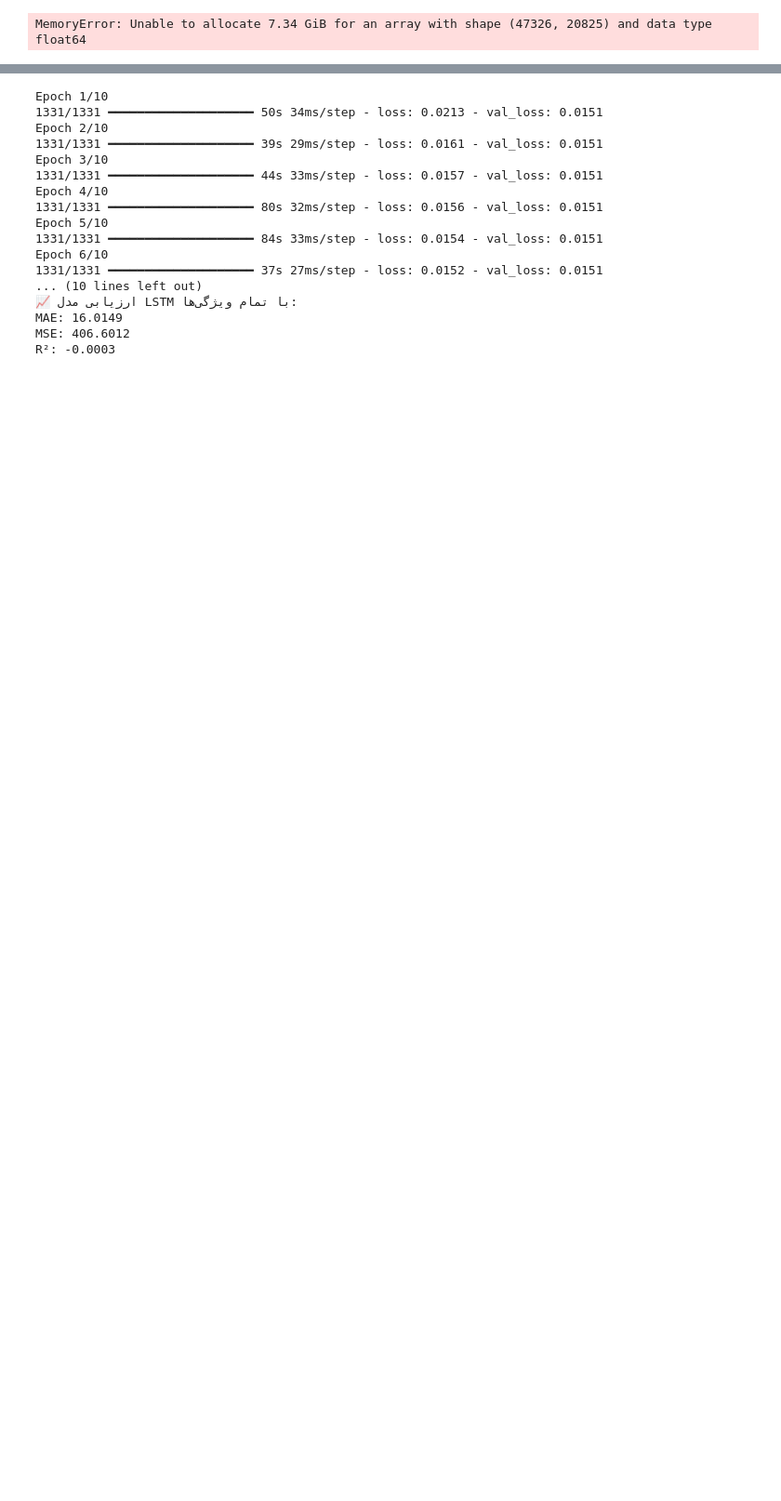
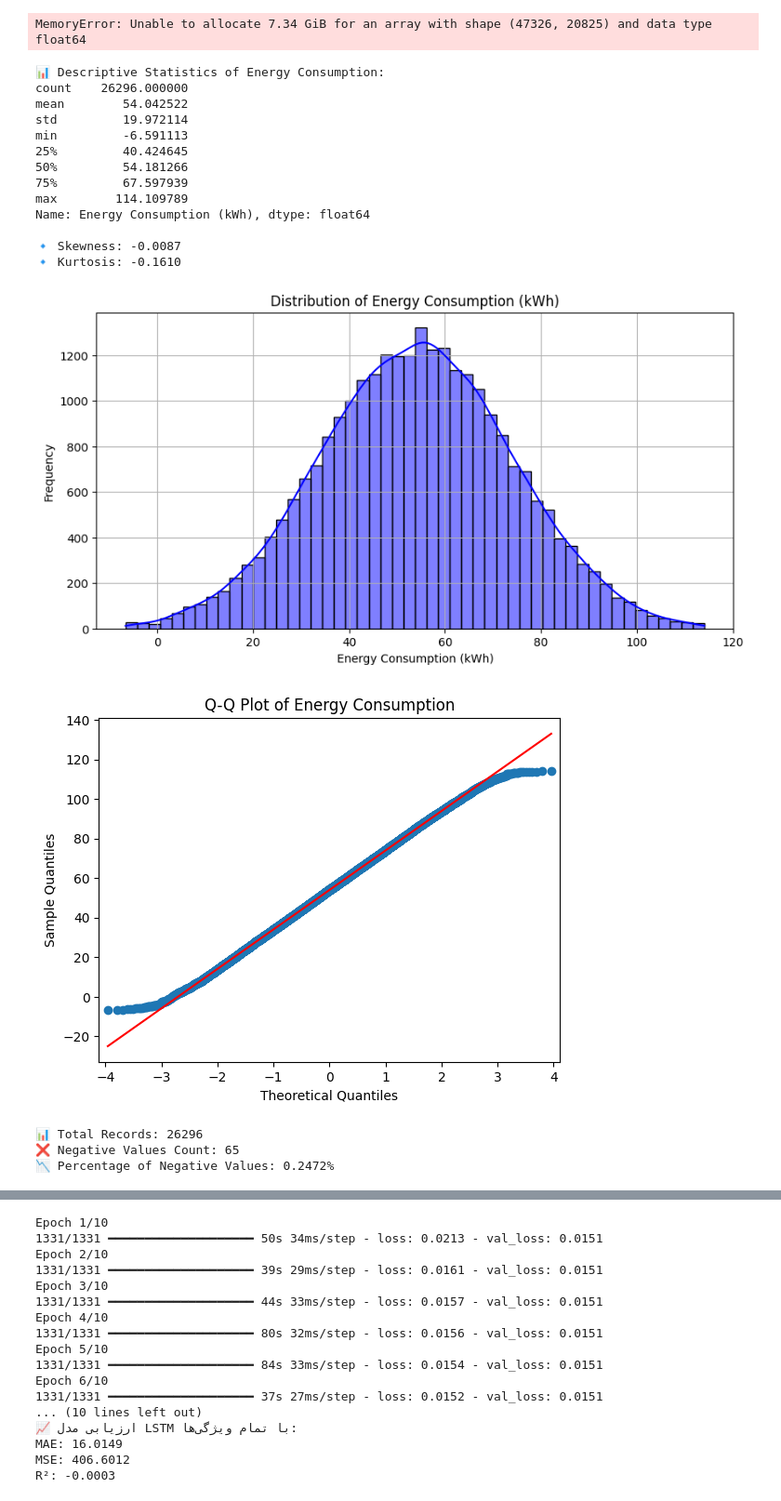
Before and after one commit to aminfeli/Energy-Consumption-in-Buildings, a Jupyter notebook: Algorithim/algorithmm.ipynb, the cells around one changed output, grey strips where cells are left out. Shown at 93% size. Cells and saved outputs as stored; diff of their text form; code cells hidden in the pictures; blank space fills up the shorter version.

```diff
--- a/Algorithim/algorithmm.ipynb
+++ b/Algorithim/algorithmm.ipynb
@@ -105,3 +105,75 @@ MSE: 412.2625
 R²: -0.0139
 [figure]
 MemoryError: Unable to allocate 7.34 GiB for an array with shape (47326, 20825) and data type float64
+# %%
+######################################Test for data skeweness
+###################################### Test for data skewness
+
+import seaborn as sns
+from scipy.stats import skew, kurtosis
+import matplotlib.pyplot as plt
+
+# ============================= Energy Consumption Column =============================
+energy = df['Energy Consumption (kWh)']
+
+# Descriptive Statistics
+print("📊 Descriptive Statistics of Energy Consumption:")
+print(energy.describe())
+
+# Skewness and Kurtosis
+skewness = skew(energy, nan_policy='omit')
+kurt = kurtosis(energy, nan_policy='omit')
+
+print(f"\n🔹 Skewness: {skewness:.4f}")
+print(f"🔹 Kurtosis: {kurt:.4f}")
+
+# Plot Histogram + KDE
+plt.figure(figsize=(10,5))
+sns.histplot(energy, bins=50, kde=True, color="blue")
+plt.title("Distribution of Energy Consumption (kWh)")
+plt.xlabel("Energy Consumption (kWh)")
+plt.ylabel("Frequency")
+plt.grid()
+plt.show()
+
+# Q-Q Plot for Normality Test
+import scipy.stats as stats
+import statsmodels.api as sm
+
+sm.qqplot(energy, line='s')
+plt.title("Q-Q Plot of Energy Consumption")
+plt.show()
+
+
+################################################### Percentage of Negative Values
+# Total records
+total_count = len(energy)
+
+# Count of negative values
+negative_count = (energy < 0).sum()
+
+# Percentage of negative values
+negative_percent = (negative_count / total_count) * 100
+
+print(f"📊 Total Records: {total_count}")
+print(f"❌ Negative Values Count: {negative_count}")
+print(f"📉 Percentage of Negative Values: {negative_percent:.4f}%")
+# %% [output]
+📊 Descriptive Statistics of Energy Consumption:
+count    26296.000000
+mean        54.042522
+std         19.972114
+min         -6.591113
+25%         40.424645
+50%         54.181266
+75%         67.597939
+max        114.109789
+Name: Energy Consumption (kWh), dtype: float64
+
+🔹 Skewness: -0.0087
+🔹 Kurtosis: -0.1610
+[figure, added]
+[figure, added]
+📊 Total Records: 26296
+❌ Negative Values Count: 65
+📉 Percentage of Negative Values: 0.2472%
```
Also changed, not shown: parts of 6 cells of this notebook, 2 other files.
